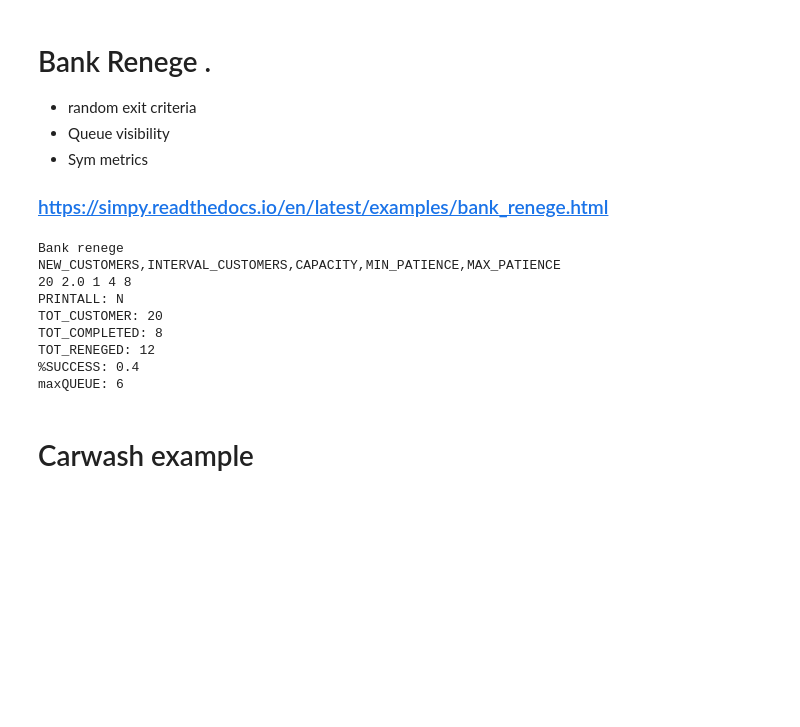
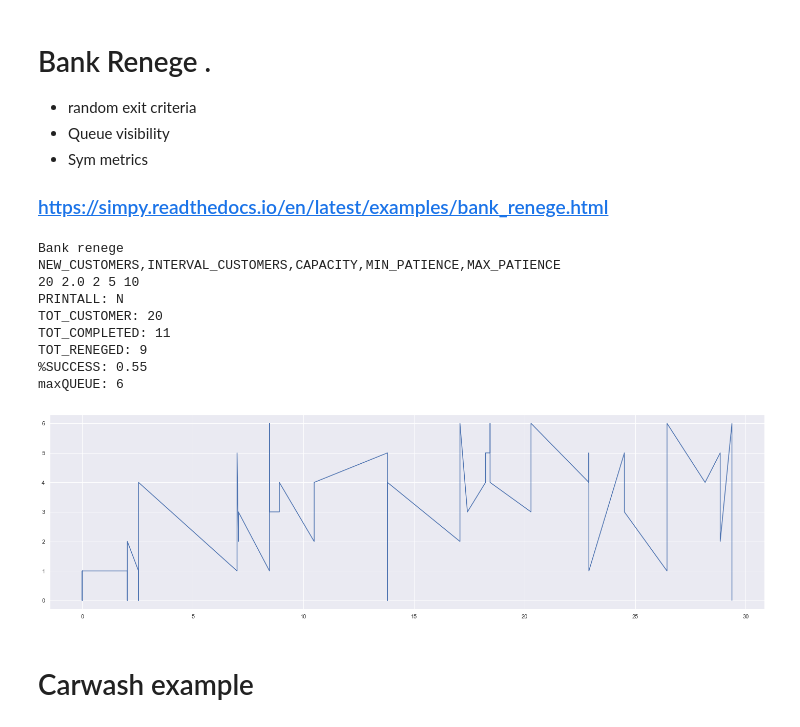
Before and after one commit to fabertel/FB_Python, a Jupyter notebook: simpy simulazione processo.ipynb, the cells around one changed output. Drawn from its saved outputs; the diff is of its cells as text; code cells hidden in the pictures; blank space fills up the shorter version.

```diff
--- a/simpy simulazione processo.ipynb
+++ b/simpy simulazione processo.ipynb
@@ -166,32 +166,31 @@ env.run(until=25)
 # %%
 """
 Bank renege example
-
 Covers:
-
 - Resources: Resource
 - Condition events
-
 Scenario:
   A counter with a random service time and customers who renege. Based on the program bank08.py from TheBank tutorial of SimPy 2. (KGM)
-
 """
 
+import matplotlib.pyplot as plt
 import random
 import simpy
+import pandas as pd
 
 RANDOM_SEED = 42
 NEW_CUSTOMERS = 20  # Total number of customers
 INTERVAL_CUSTOMERS = 2.0  # Generate new customers roughly every x seconds
-CAPACITY = 1
-MIN_PATIENCE = 4  # Min. customer patience
-MAX_PATIENCE = 8  # Max. customer patience
+CAPACITY = 2
+MIN_PATIENCE = 5  # Min. customer patience
+MAX_PATIENCE = 10  # Max. customer patience
 TOT_RENEGED = 0
 TOT_COMPLETED = 0
 TOT_CUSTOMER = 0
 QUEUE=0
 maxQUEUE=0
 PRINTALL = 'N'
+LOG = []
 
 
 def source(env, number, interval, counter):
@@ -204,13 +203,15 @@ def source(env, number, interval, counter):
 
 
 def customer(env, name, counter,j, time_in_bank):
-    global TOT_RENEGED, TOT_COMPLETED,TOT_CUSTOMER,QUEUE,maxQUEUE
+    global TOT_RENEGED, TOT_COMPLETED,TOT_CUSTOMER,QUEUE,maxQUEUE,LOG,cycle
     """Customer arrives, is served and leaves."""
     arrive = env.now
     if (PRINTALL == 'Y'):
         print(j,('--'*j),'%s: New at %7.4f - Queue=%s' % (name,arrive,QUEUE))
     TOT_CUSTOMER=TOT_CUSTOMER+1
+
     QUEUE=QUEUE+1
+    LOG.loc[len(LOG)] = [arrive,QUEUE,""]
     if (QUEUE>maxQUEUE):
            maxQUEUE=QUEUE
 
@@ -225,49 +226,67 @@ def customer(env, name, counter,j, time_in_bank):
             if (PRINTALL == 'Y'):
                 print(j,('---'*j),'%s: Serving. Waited %6.3f. Clock %7.4f - Queue=%s' % (name, wait,env.now,QUEUE))
             QUEUE=QUEUE-1
+            LOG.loc[len(LOG)] = [arrive,QUEUE,""]
 
             tib = random.expovariate(1.0 / time_in_bank)
             yield env.timeout(tib)
             cycle = env.now - arrive
             if (PRINTALL == 'Y'):
                 print(j,('---'*j),'%s: Finished. Cycle %6.3f. Clock %7.4f - Queue=%s' % (name,cycle,env.now,QUEUE))
+            LOG.loc[len(LOG)] = [arrive,QUEUE,cycle]
             TOT_COMPLETED=TOT_COMPLETED+1
 
         else:
             # We reneged
             if (PRINTALL == 'Y'):
                 print(j,('---'*j),'%s: RENEGED after %d. Clock %7.4f - Queue=%s' % (name, wait,env.now,QUEUE))
             TOT_RENEGED = TOT_RENEGED +1
             QUEUE=QUEUE-1
+            LOG.loc[len(LOG)] = [arrive,QUEUE,""]
 
 # Setup and start the simulation
 print('Bank renege')
 random.seed(RANDOM_SEED)
 env = simpy.Environment()
+
+LOGdata = {'time': [0], 'queue': [0],'cycle': [0]}
+LOG = pd.DataFrame(data=LOGdata)
+LOG=LOG.astype(float)
 
 # Start processes and run
 counter = simpy.Resource(env, CAPACITY)
 env.process(source(env, NEW_CUSTOMERS, INTERVAL_CUSTOMERS, counter))
 env.run()
 
 print('NEW_CUSTOMERS,INTERVAL_CUSTOMERS,CAPACITY,MIN_PATIENCE,MAX_PATIENCE')
 print(NEW_CUSTOMERS,INTERVAL_CUSTOMERS,CAPACITY,MIN_PATIENCE,MAX_PATIENCE)
 print('PRINTALL:',PRINTALL)
 print('TOT_CUSTOMER:',TOT_CUSTOMER)
 print('TOT_COMPLETED:',TOT_COMPLETED)
 print('TOT_RENEGED:',TOT_RENEGED)
 print('%SUCCESS:',TOT_COMPLETED/TOT_CUSTOMER)
 print('maxQUEUE:',maxQUEUE)
+
+# sns.set(rc={'figure.figsize':(25,7)})
+
+LOG= LOG.sort_values(by=['time'])
+fig = plt.figure()
+ax = fig.add_subplot(111)
+ax.plot(LOG['time'], LOG['queue'],'b-')
+plt.show()
+
+# LOG
 # %% [output]
 Bank renege
 NEW_CUSTOMERS,INTERVAL_CUSTOMERS,CAPACITY,MIN_PATIENCE,MAX_PATIENCE
-20 2.0 1 4 8
+20 2.0 2 5 10
 PRINTALL: N
 TOT_CUSTOMER: 20
-TOT_COMPLETED: 8
-TOT_RENEGED: 12
-%SUCCESS: 0.4
+TOT_COMPLETED: 11
+TOT_RENEGED: 9
+%SUCCESS: 0.55
 maxQUEUE: 6
+[figure, added]
 # %% [markdown]
 # Carwash example
 # %%
```
Also changed, not shown: parts of 2 cells of this notebook.
